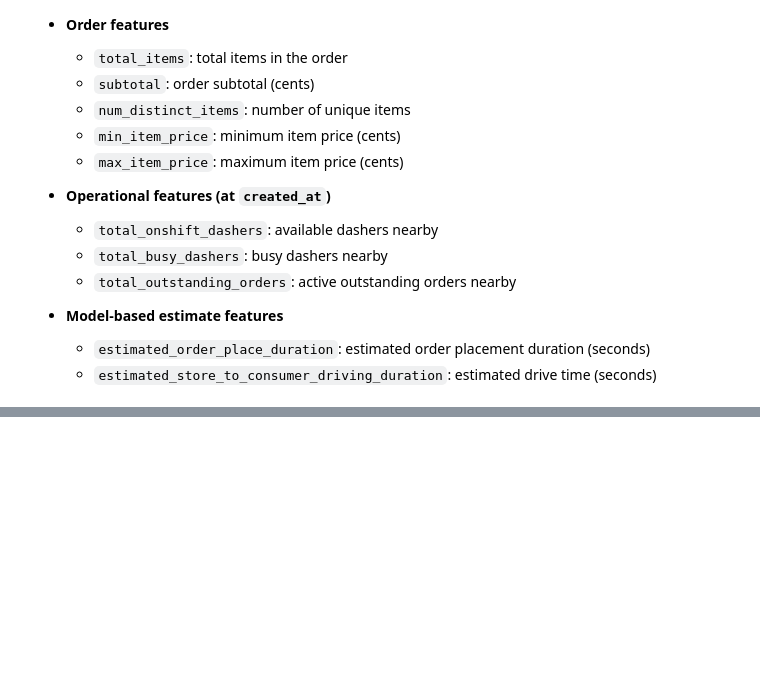
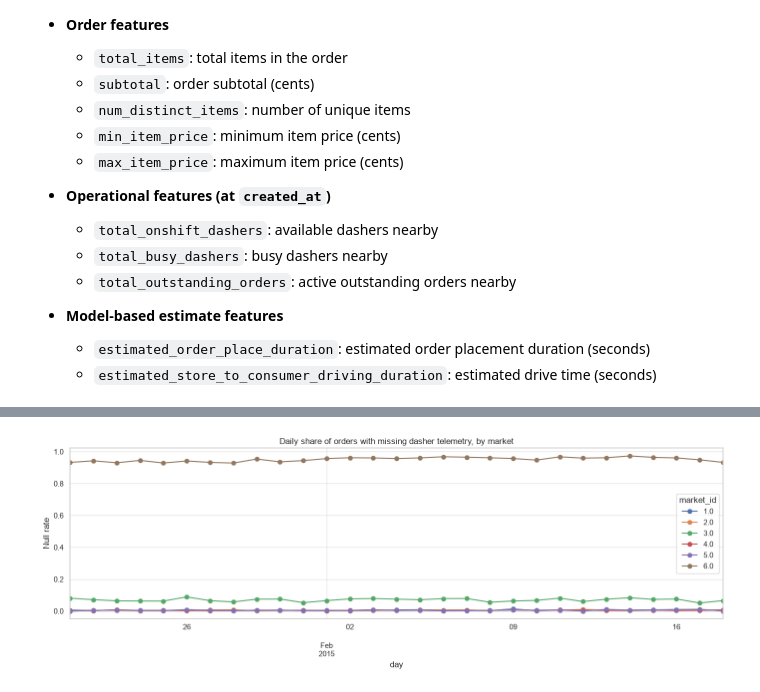
Before and after one commit to iamnitishsah/FoodOps.AI, a Jupyter notebook: DeliveryOps/notebooks/EDA.ipynb, the cells around one changed output, grey strips where cells are left out. Cells and saved outputs as stored; diff of their text form; code cells hidden in the pictures; blank space fills up the shorter version.

```diff
--- a/DeliveryOps/notebooks/EDA.ipynb
+++ b/DeliveryOps/notebooks/EDA.ipynb
@@ -1045,0 +55,5 @@ df.to_parquet("../dataset/processed/cleaned_data.parquet", index=False)
+# %%
+raw = pd.read_csv(
+    DATA_DIR / "raw" / "historical_data.csv",
+    parse_dates=["created_at", "actual_delivery_time"],
+)
@@ -1045,0 +310,14 @@ df.to_parquet("../dataset/processed/cleaned_data.parquet", index=False)
+# %%
+dasher_cols = ["total_onshift_dashers", "total_busy_dashers", "total_outstanding_orders"]
+
+all_three = df[dasher_cols].isna().all(axis=1)
+any_one   = df[dasher_cols].isna().any(axis=1)
+print(f"missing in all three: {all_three.sum():,} | missing in at least one: {any_one.sum():,}")
+
+by_market = (
+    df.assign(dasher_null=all_three)
+      .groupby("market_id", dropna=False)["dasher_null"]
+      .agg(rows="size", null_rows="sum", null_rate="mean")
+)
+by_market["null_rate"] *= 100
+by_market
@@ -1045,0 +335,14 @@ df.to_parquet("../dataset/processed/cleaned_data.parquet", index=False)
+# %%
+day = df["created_at"].dt.floor("D")
+daily = (
+    df.assign(dasher_null=all_three, day=day)
+      .loc[day >= "2015-01-21"]            # excludes the single stray October row
+      .pivot_table(index="day", columns="market_id", values="dasher_null", aggfunc="mean")
+)
+daily.plot(figsize=(14, 5), marker="o",
+           title="Daily share of orders with missing dasher telemetry, by market")
+plt.ylabel("Null rate")
+plt.tight_layout()
+plt.show()
+# %% [output]
+[figure, added]
```
Also changed, not shown: parts of 139 cells of this notebook, 9 other files.
